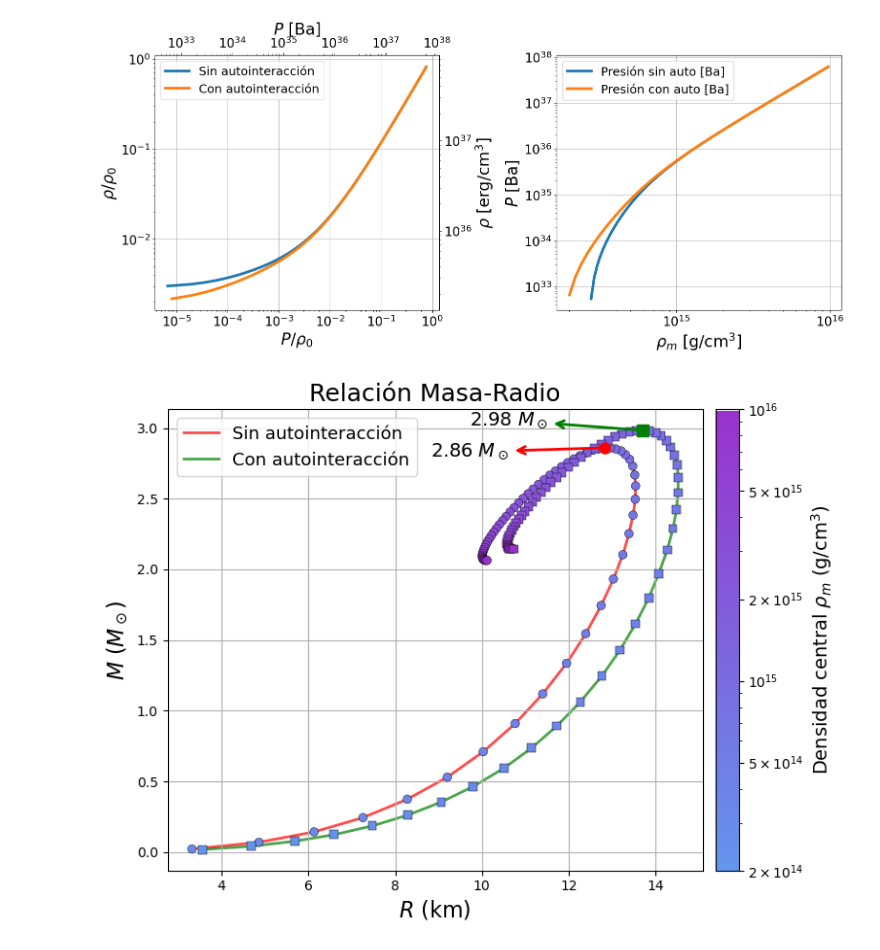
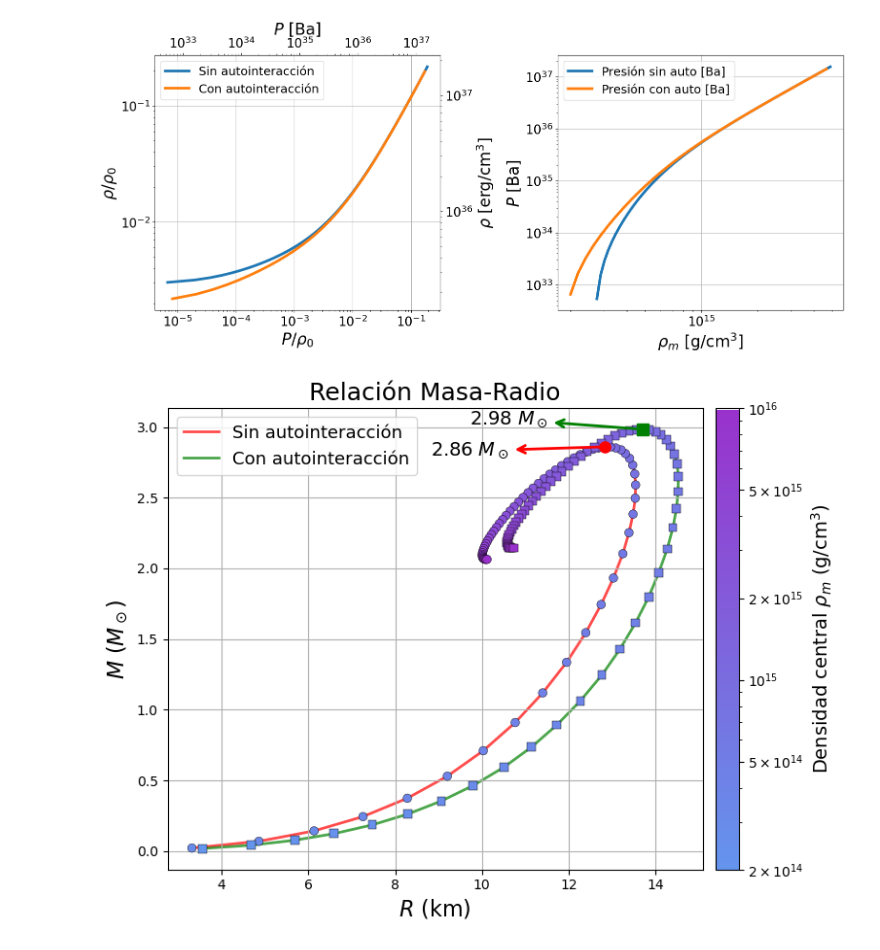
Before and after one commit to Vendetta0462/CalculosSimulaciones, a Jupyter notebook: NS_Structure/EoS_tables/compare_selfinteraction.ipynb, the cells around one changed output. Saved outputs shown, nothing was run; the diff lists cells and outputs as text; code cells hidden in the pictures.

```diff
--- a/NS_Structure/EoS_tables/compare_selfinteraction.ipynb
+++ b/NS_Structure/EoS_tables/compare_selfinteraction.ipynb
@@ -34,7 +34,7 @@ df_con_auto = pd.read_csv('SigmaOmegaAuto_rho0_lambda_A_propios.csv')
 df_con_auto = df_con_auto.iloc[1:]
 
 # Seleccionamos los datos hasta una densidad de 1e16g/cm3
-densidad_max = 1e16 * 1e3/m_nuc_MKS # 1/m^3
+densidad_max = 5e15 * 1e3/m_nuc_MKS # 1/m^3
 densidad_max = densidad_max * 1e-45 # 1/fm^3
 df_sin_auto = df_sin_auto[df_sin_auto['n'] < densidad_max]
 df_con_auto = df_con_auto[df_con_auto['n'] < densidad_max]
@@ -66,35 +66,40 @@ secax_x.tick_params(axis='x', labelsize=tick_fontsize)
 secax_y = ax1.secondary_yaxis('right', functions=(lambda x: x * conv, lambda x: x / conv))
 secax_y.set_ylabel(r'$\rho$ [erg/cm$^3$]', fontsize=label_fontsize)
 secax_y.tick_params(axis='y', labelsize=tick_fontsize)
 
 ax1.legend(fontsize=legend_fontsize)
 ax1.grid()
 
 # ----- Subfigura 2: P y energía vs densidad de masa -----
-x_sin_auto = df_sin_auto['n'] * 1e45 * m_nuc_MKS * 1e-3
+x_sin_auto = df_sin_auto['n'] * 1e45 * m_nuc_MKS * 1e-3 # g/cm^3
 x_con_auto = df_con_auto['n'] * 1e45 * m_nuc_MKS * 1e-3
 
 p_sin_auto = df_sin_auto['P'] * conv
 e_sin_auto = df_sin_auto['E'] * conv
 p_con_auto = df_con_auto['P'] * conv
 e_con_auto = df_con_auto['E'] * conv
 
+BA_sin_auto = (df_sin_auto['E']*rho_0_lambda / df_sin_auto['n'] - m_nuc)/MeV_to_fm11
+BA_con_auto = (df_con_auto['E']*rho_0_lambda / df_con_auto['n'] - m_nuc)/MeV_to_fm11
+
 ax2.loglog(x_sin_auto, p_sin_auto, "-", label='Presión sin auto [Ba]', linewidth=line_width, markersize=marker_size)
 # ax2.loglog(x_sin_auto, e_sin_auto, "-", label='Energía sin auto [erg/cm$^3$]', linewidth=line_width, markersize=marker_size)
+# ax2.plot(df_sin_auto['n'], BA_sin_auto, "-", label='B/A sin auto [$MeV$]', linewidth=line_width, markersize=marker_size)
 ax2.loglog(x_con_auto, p_con_auto, "-", label='Presión con auto [Ba]', linewidth=line_width, markersize=marker_size)
 # ax2.loglog(x_con_auto, e_con_auto, "-", label='Energía con auto [erg/cm$^3$]', linewidth=line_width, markersize=marker_size)
+# ax2.plot(df_con_auto['n'], BA_con_auto, "-", label='B/A con auto [$Mev$]', linewidth=line_width, markersize=marker_size)
 
 ax2.set_xlabel(r'$\rho_m$ [g/cm$^3$]', fontsize=label_fontsize)
 ax2.set_ylabel(r'$P$ [Ba]', fontsize=label_fontsize)
 ax2.tick_params(axis='both', which='major', labelsize=tick_fontsize)
 ax2.legend(fontsize=legend_fontsize)
 ax2.grid()
 
 # fig.suptitle(r'Comparación de ecuaciones de estado', fontsize=title_fontsize)
 plt.tight_layout(rect=[0, 0.03, 1, 0.95])
 plt.show()
 # %% [output]
-[figure, old version]
+[figure, new version]
 # %%
 import matplotlib.colors as mcolors
 
```
Also changed, not shown: 2 other files.
